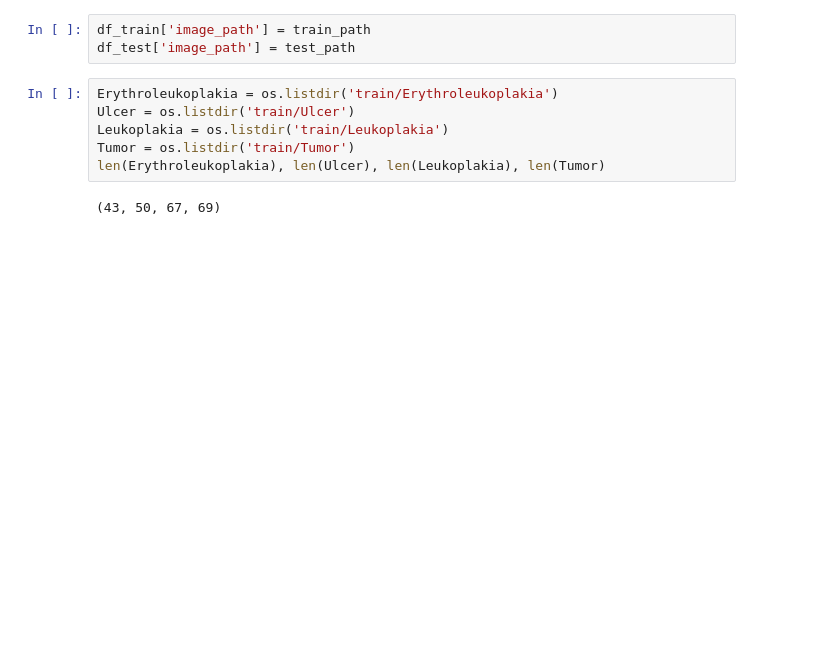
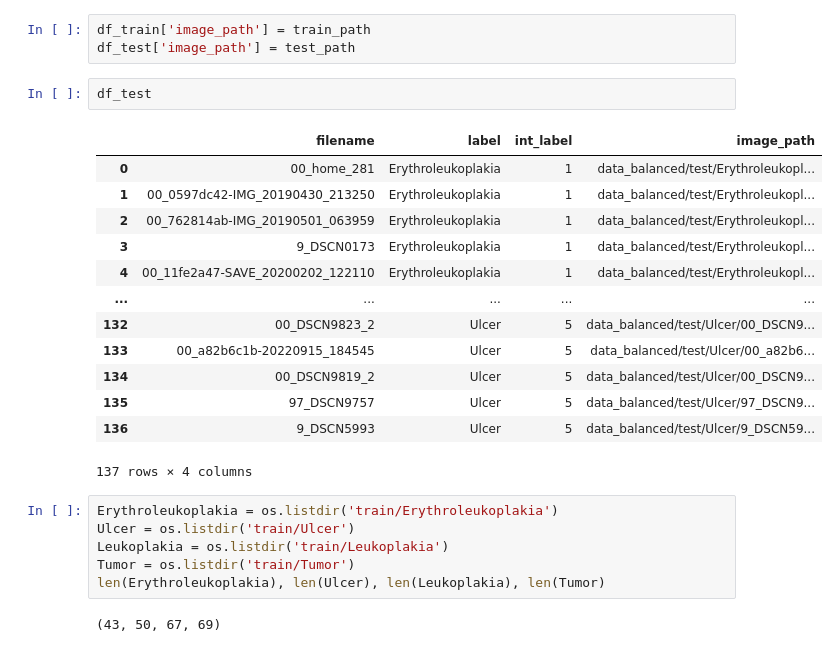
Before and after one commit to HanishDhanwalkar/lesion-classification, a Jupyter notebook: Resnet/data_balanced/data.ipynb, the cells around one changed output. Saved outputs shown, nothing was run; the diff lists cells and outputs as text; blank space fills up the shorter version.

```diff
--- a/Resnet/data_balanced/data.ipynb
+++ b/Resnet/data_balanced/data.ipynb
@@ -84,6 +94,22 @@ for filename, lab in zip(df_test['filename'], df_test['label']):
 # %%
 df_train['image_path'] = train_path
 df_test['image_path'] = test_path
+# %%
+df_test
+# %% [output]
+|  | filename | label | int_label | image_path |
+| 0 | 00_home_281 | Erythroleukoplakia | 1 | data_balanced/test/Erythroleukopl... |
+| 1 | 00_0597dc42-IMG_20190430_213250 | Erythroleukoplakia | 1 | data_balanced/test/Erythroleukopl... |
+| 2 | 00_762814ab-IMG_20190501_063959 | Erythroleukoplakia | 1 | data_balanced/test/Erythroleukopl... |
+| 3 | 9_DSCN0173 | Erythroleukoplakia | 1 | data_balanced/test/Erythroleukopl... |
+| 4 | 00_11fe2a47-SAVE_20200202_122110 | Erythroleukoplakia | 1 | data_balanced/test/Erythroleukopl... |
+| ... | ... | ... | ... | ... |
+| 132 | 00_DSCN9823_2 | Ulcer | 5 | data_balanced/test/Ulcer/00_DSCN9... |
+| 133 | 00_a82b6c1b-20220915_184545 | Ulcer | 5 | data_balanced/test/Ulcer/00_a82b6... |
+| 134 | 00_DSCN9819_2 | Ulcer | 5 | data_balanced/test/Ulcer/00_DSCN9... |
+| 135 | 97_DSCN9757 | Ulcer | 5 | data_balanced/test/Ulcer/97_DSCN9... |
+| 136 | 9_DSCN5993 | Ulcer | 5 | data_balanced/test/Ulcer/9_DSCN59... |
+137 rows × 4 columns
 # %%
 Erythroleukoplakia = os.listdir('train/Erythroleukoplakia')
 Ulcer = os.listdir('train/Ulcer')
```
Also changed, not shown: parts of 8 cells of this notebook, 6 other files.
